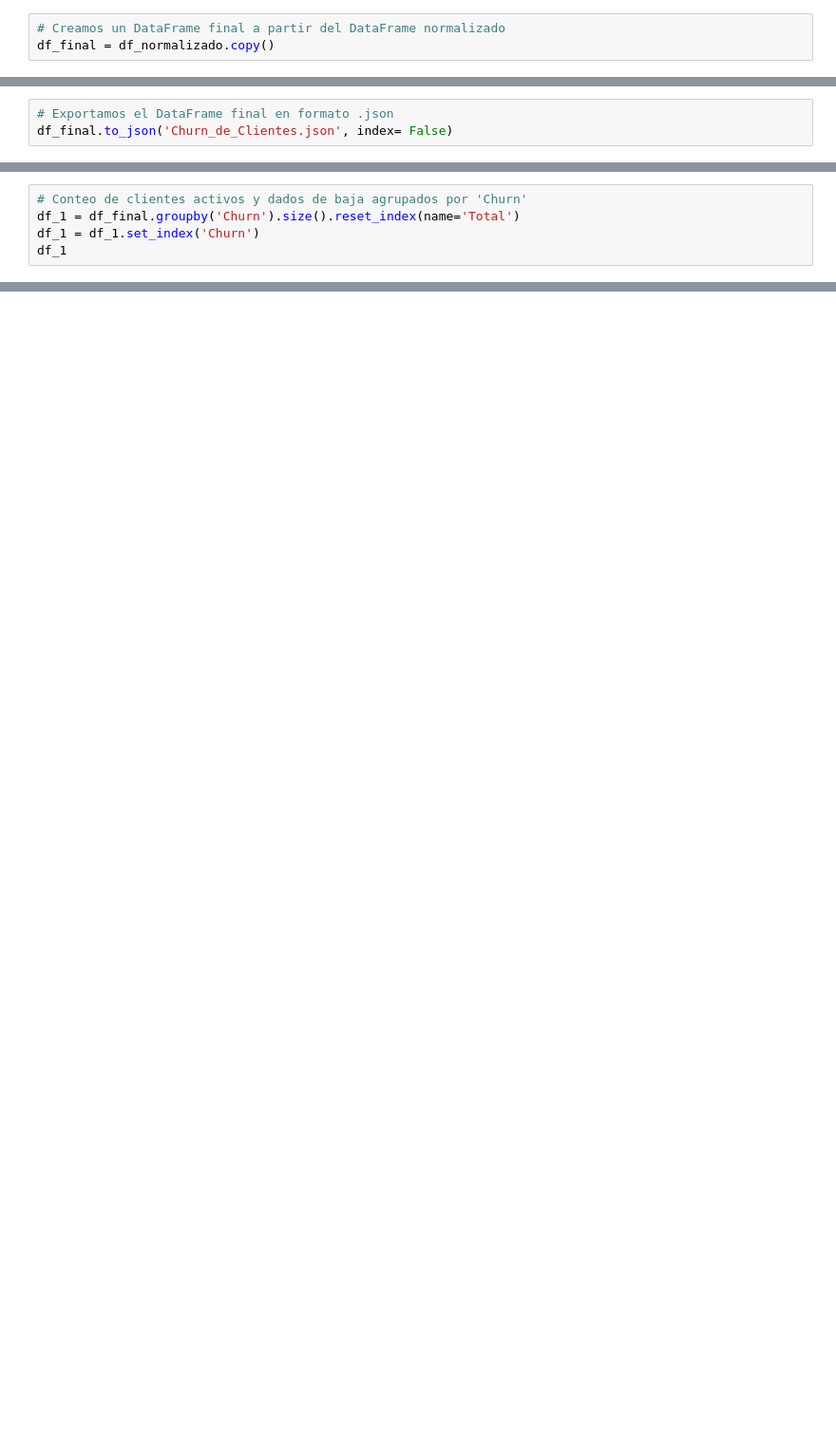
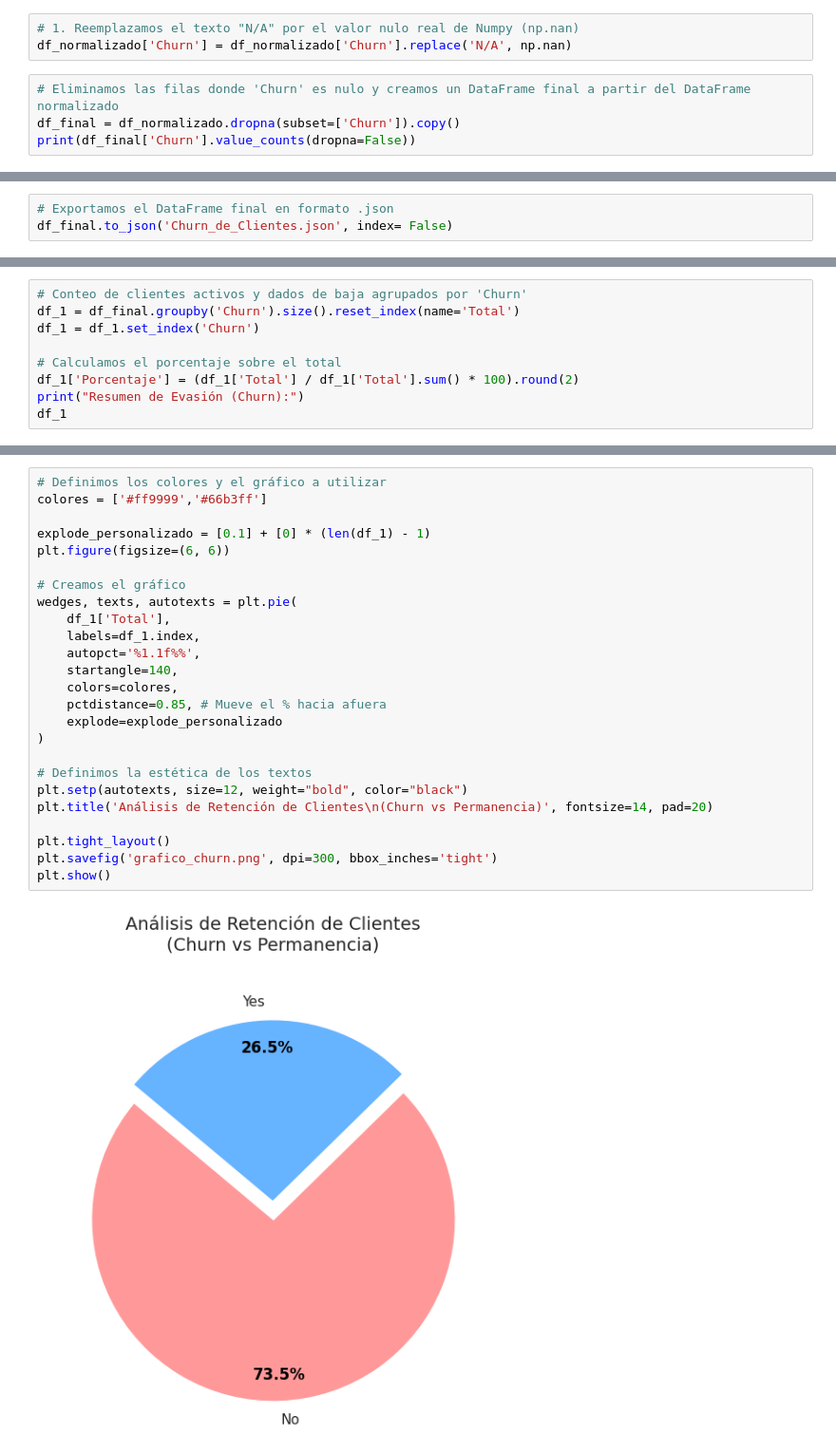
Before and after one commit to marcochc99/Challenge_TelecomX, a Jupyter notebook: TelecomX.ipynb, the cells around one changed output, grey strips where cells are left out. Shown at 95% size. Drawn from its saved outputs; the diff is of its cells as text; blank space fills up the shorter version.

```diff
--- a/TelecomX.ipynb
+++ b/TelecomX.ipynb
@@ -322,4 +297,8 @@ Error:
+# %%
+# 1. Reemplazamos el texto "N/A" por el valor nulo real de Numpy (np.nan)
+df_normalizado['Churn'] = df_normalizado['Churn'].replace('N/A', np.nan)
 # %%
-# Creamos un DataFrame final a partir del DataFrame normalizado
-df_final = df_normalizado.copy()
+# Eliminamos las filas donde 'Churn' es nulo y creamos un DataFrame final a partir del DataFrame normalizado
+df_final = df_normalizado.dropna(subset=['Churn']).copy()
+print(df_final['Churn'].value_counts(dropna=False))
 # %% [output]
@@ -336,4 +361,8 @@ df_final.describe()
 # Conteo de clientes activos y dados de baja agrupados por 'Churn'
 df_1 = df_final.groupby('Churn').size().reset_index(name='Total')
 df_1 = df_1.set_index('Churn')
+
+# Calculamos el porcentaje sobre el total
+df_1['Porcentaje'] = (df_1['Total'] / df_1['Total'].sum() * 100).round(2)
+print("Resumen de Evasión (Churn):")
 df_1
@@ -351,2 +375,29 @@ plt.show()
+# %%
+# Definimos los colores y el gráfico a utilizar
+colores = ['#ff9999','#66b3ff']
+
+explode_personalizado = [0.1] + [0] * (len(df_1) - 1)
+plt.figure(figsize=(6, 6))
+
+# Creamos el gráfico
+wedges, texts, autotexts = plt.pie(
+    df_1['Total'],
+    labels=df_1.index,
+    autopct='%1.1f%%',
+    startangle=140,
+    colors=colores,
+    pctdistance=0.85, # Mueve el % hacia afuera
+    explode=explode_personalizado
+)
+
+# Definimos la estética de los textos
+plt.setp(autotexts, size=12, weight="bold", color="black")
+plt.title('Análisis de Retención de Clientes\n(Churn vs Permanencia)', fontsize=14, pad=20)
+
+plt.tight_layout()
+plt.savefig('grafico_churn.png', dpi=300, bbox_inches='tight')
+plt.show()
+# %% [output]
+[figure, added]
 # %%
 # Filtrado de clientes que se dieron de baja (Churn = "Yes")
```
Also changed, not shown: parts of 45 cells of this notebook.
